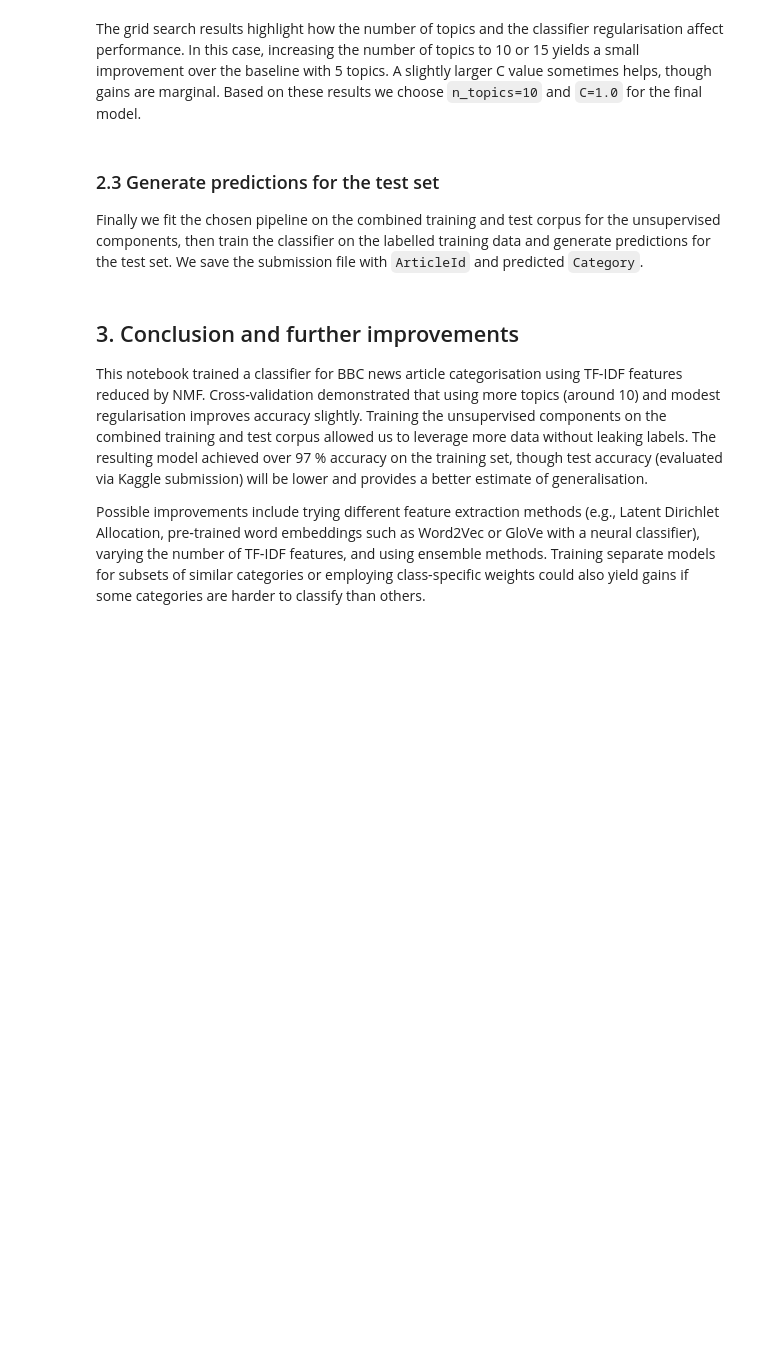
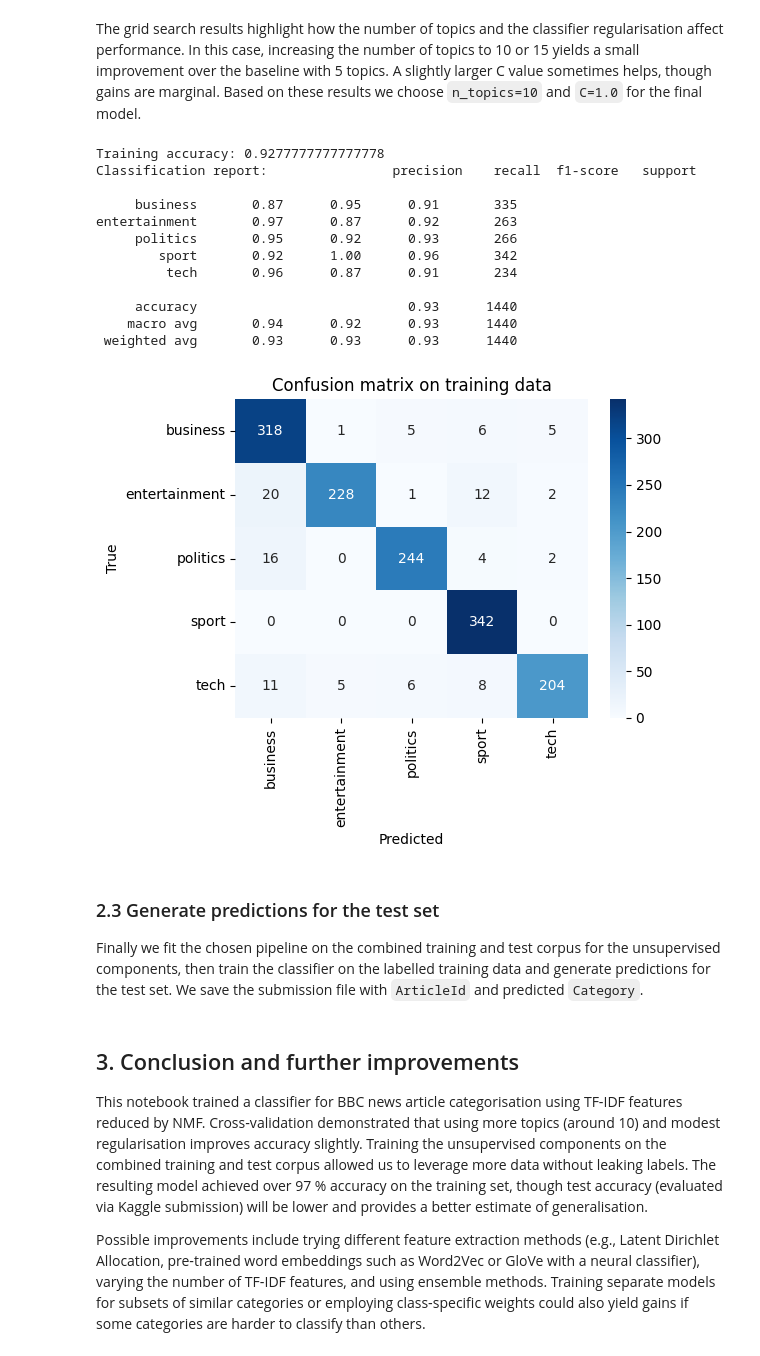
Before and after one commit to ryan-bulger/BBC-News-Classification, a Jupyter notebook: step2_analysis.ipynb, the cells around one changed output. Drawn from its saved outputs; the diff is of its cells as text; code cells hidden in the pictures; blank space fills up the shorter version.

```diff
--- a/step2_analysis.ipynb
+++ b/step2_analysis.ipynb
@@ -21,8 +21,8 @@ from sklearn.model_selection import StratifiedKFold, cross_val_score
 import numpy as np
 
 # Load training and test data
-train_df = pd.read_csv('/home/oai/share/BBC News Train.csv')
-test_df = pd.read_csv('/home/oai/share/BBC News Test.csv')
+train_df = pd.read_csv('./BBC News Train.csv')
+test_df = pd.read_csv('./BBC News Test.csv')
 
 # Drop duplicate texts in training data
 train_df = train_df.drop_duplicates(subset='Text').reset_index(drop=True)
@@ -38,7 +38,7 @@ def build_pipeline(n_features=5000, n_topics=5, C=1.0):
     return Pipeline([
         ('tfidf', TfidfVectorizer(stop_words='english', max_features=n_features)),
         ('nmf', NMF(n_components=n_topics, random_state=42)),
-        ('clf', LogisticRegression(max_iter=200, C=C, solver='lbfgs', multi_class='multinomial'))
+        ('clf', LogisticRegression(max_iter=200, C=C, solver='lbfgs'))
     ])
 # %% [markdown]
 ### 2.1 Baseline model evaluation
@@ -85,32 +97,44 @@ The grid search results highlight how the number of topics and the classifier re
 # %%
 
 # Train final pipeline on the full training data
 best_topics = 10
 best_C = 1.0
 
 final_pipeline = build_pipeline(n_features=5000, n_topics=best_topics, C=best_C)
 final_pipeline.fit(X_train, y_train)
 
 # Evaluate on training data (in‑sample) to inspect confusion matrix and classification report
 from sklearn.metrics import confusion_matrix, classification_report
 
 train_preds = final_pipeline.predict(X_train)
 print('Training accuracy:', accuracy_score(y_train, train_preds))
-print('
-Classification report:
-', classification_report(y_train, train_preds))
+print('Classification report:', classification_report(y_train, train_preds))
 
 # Compute confusion matrix
 conf_mat = confusion_matrix(y_train, train_preds, labels=final_pipeline.classes_)
 import seaborn as sns
 import matplotlib.pyplot as plt
 plt.figure(figsize=(6,5))
 sns.heatmap(conf_mat, annot=True, fmt='d', xticklabels=final_pipeline.classes_, yticklabels=final_pipeline.classes_, cmap='Blues')
 plt.title('Confusion matrix on training data')
 plt.xlabel('Predicted')
 plt.ylabel('True')
 plt.tight_layout()
 plt.show()
+# %% [output]
+Training accuracy: 0.9277777777777778
+Classification report:                precision    recall  f1-score   support
+
+     business       0.87      0.95      0.91       335
+entertainment       0.97      0.87      0.92       263
+     politics       0.95      0.92      0.93       266
+        sport       0.92      1.00      0.96       342
+         tech       0.96      0.87      0.91       234
+
+     accuracy                           0.93      1440
+    macro avg       0.94      0.92      0.93      1440
+ weighted avg       0.93      0.93      0.93      1440
+[figure, added]
 # %% [markdown]
 ### 2.3 Generate predictions for the test set
 
```
Also changed, not shown: parts of 2 cells of this notebook, 1 other file.
